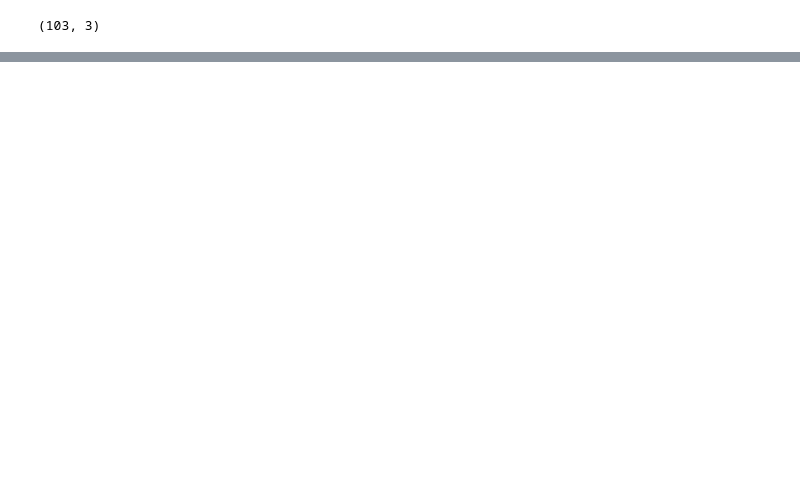
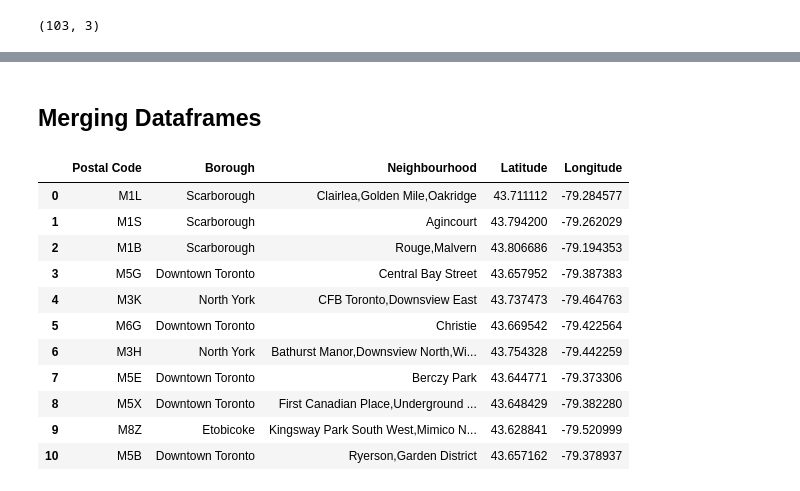
Before and after one commit to RamakanthDontula/Coursera_Capstone, a Jupyter notebook: Neighbourhood 1.ipynb, the cells around one changed output, grey strips where cells are left out. Drawn from its saved outputs; the diff is of its cells as text; code cells hidden in the pictures; blank space fills up the shorter version.

```diff
--- a/Neighbourhood 1.ipynb
+++ b/Neighbourhood 1.ipynb
@@ -70,0 +54,2 @@ df
+# %%
+df2=df.rename(columns={'Postcode': 'Postal Code'})
@@ -70,0 +67,3 @@ df
+# %%
+path="http://cocl.us/Geospatial_data"
+df3=pd.read_csv(path)
@@ -70,0 +79,19 @@ df
+# %% [markdown]
+## Merging Dataframes
+# %%
+df_toronto=pd.merge(df2,df3, on='Postal Code')
+# %%
+df_toronto.head(11)
+# %% [output]
+|  | Postal Code | Borough | Neighbourhood | Latitude | Longitude |
+| 0 | M1L | Scarborough | Clairlea,Golden Mile,Oakridge | 43.711112 | -79.284577 |
+| 1 | M1S | Scarborough | Agincourt | 43.794200 | -79.262029 |
+| 2 | M1B | Scarborough | Rouge,Malvern | 43.806686 | -79.194353 |
+| 3 | M5G | Downtown Toronto | Central Bay Street | 43.657952 | -79.387383 |
+| 4 | M3K | North York | CFB Toronto,Downsview East | 43.737473 | -79.464763 |
+| 5 | M6G | Downtown Toronto | Christie | 43.669542 | -79.422564 |
+| 6 | M3H | North York | Bathurst Manor,Downsview North,Wi... | 43.754328 | -79.442259 |
+| 7 | M5E | Downtown Toronto | Berczy Park | 43.644771 | -79.373306 |
+| 8 | M5X | Downtown Toronto | First Canadian Place,Underground ... | 43.648429 | -79.382280 |
+| 9 | M8Z | Etobicoke | Kingsway Park South West,Mimico N... | 43.628841 | -79.520999 |
+| 10 | M5B | Downtown Toronto | Ryerson,Garden District | 43.657162 | -79.378937 |
```
Also changed, not shown: parts of 26 cells of this notebook.
